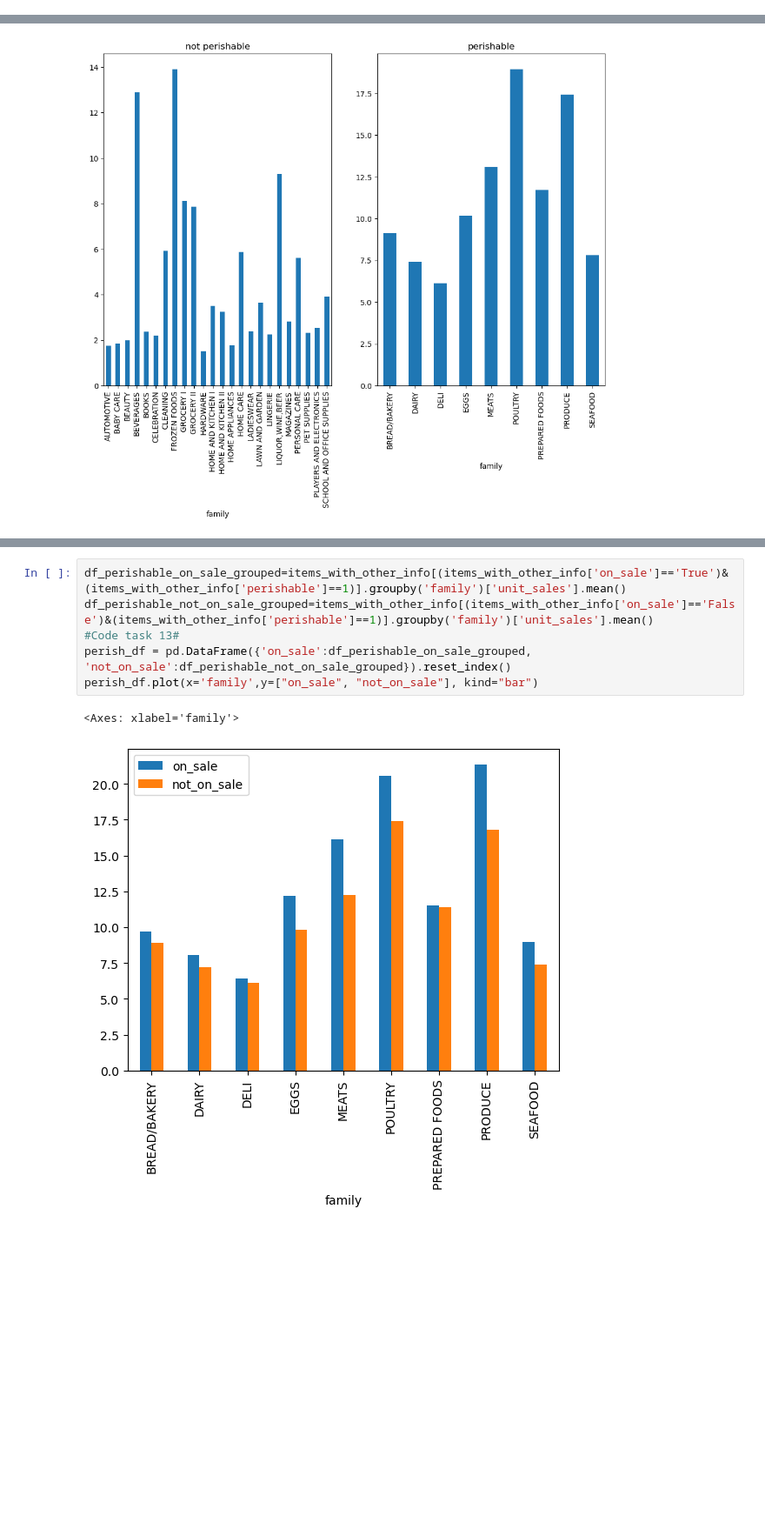
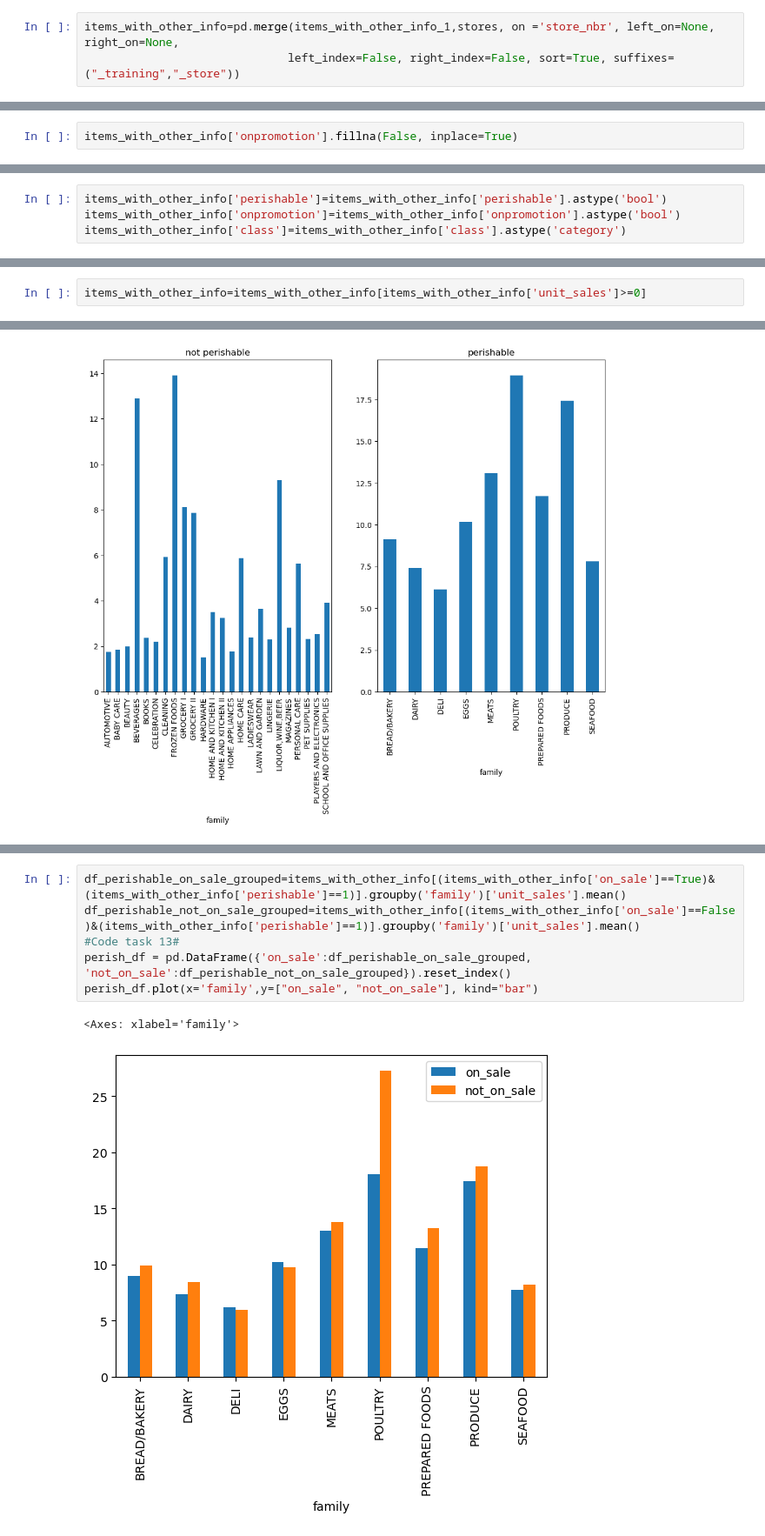
Before and after one commit to cathilo/ds, a Jupyter notebook: project_grocery/data_wrangling.ipynb, the cells around one changed output, grey strips where cells are left out. Shown: that part at 87% size. Saved outputs shown, nothing was run; the diff lists cells and outputs as text; blank space fills up the shorter version.

```diff
--- a/project_grocery/data_wrangling.ipynb
+++ b/project_grocery/data_wrangling.ipynb
@@ -125,4 +164,7 @@ items_with_other_info=pd.merge(items_with_other_inf,holidays_events, on ='date',
                               left_index=False, right_index=False, sort=True, suffixes=("_item","_holiday"))
+# %%
+items_with_other_info=pd.merge(items_with_other_info_1,stores, on ='store_nbr', left_on=None, right_on=None,
+                              left_index=False, right_index=False, sort=True, suffixes=("_training","_store"))
 # %% [markdown]
 
 Recap of data science problem
@@ -192,0 +181,2 @@ items_with_other_info.item_nbr.nunique()
+# %%
+items_with_other_info['onpromotion'].fillna(False, inplace=True)
@@ -192,0 +203,4 @@ items_with_other_info.item_nbr.nunique()
+# %%
+items_with_other_info['perishable']=items_with_other_info['perishable'].astype('bool')
+items_with_other_info['onpromotion']=items_with_other_info['onpromotion'].astype('bool')
+items_with_other_info['class']=items_with_other_info['class'].astype('category')
@@ -263,3 +365,5 @@ Length: 3191, dtype: int64
+# %%
+items_with_other_info=items_with_other_info[items_with_other_info['unit_sales']>=0]
 # %%
 
 #Code task 13#
@@ -316,11 +425,11 @@ new_df.plot(x='family',y=["on_sale", "not_on_sale"], kind="bar")
 # %%
-df_perishable_on_sale_grouped=items_with_other_info[(items_with_other_info['on_sale']=='True')&(items_with_other_info['perishable']==1)].groupby('family')['unit_sales'].mean()
-df_perishable_not_on_sale_grouped=items_with_other_info[(items_with_other_info['on_sale']=='False')&(items_with_other_info['perishable']==1)].groupby('family')['unit_sales'].mean()
+df_perishable_on_sale_grouped=items_with_other_info[(items_with_other_info['on_sale']==True)&(items_with_other_info['perishable']==1)].groupby('family')['unit_sales'].mean()
+df_perishable_not_on_sale_grouped=items_with_other_info[(items_with_other_info['on_sale']==False)&(items_with_other_info['perishable']==1)].groupby('family')['unit_sales'].mean()
 #Code task 13#
 perish_df = pd.DataFrame({'on_sale':df_perishable_on_sale_grouped, 'not_on_sale':df_perishable_not_on_sale_grouped}).reset_index()
 perish_df.plot(x='family',y=["on_sale", "not_on_sale"], kind="bar")
 # %% [output]
 <Axes: xlabel='family'>
-[figure, old version]
+[figure, new version]
 # %%
 
```
Also changed, not shown: parts of 48 cells of this notebook.
